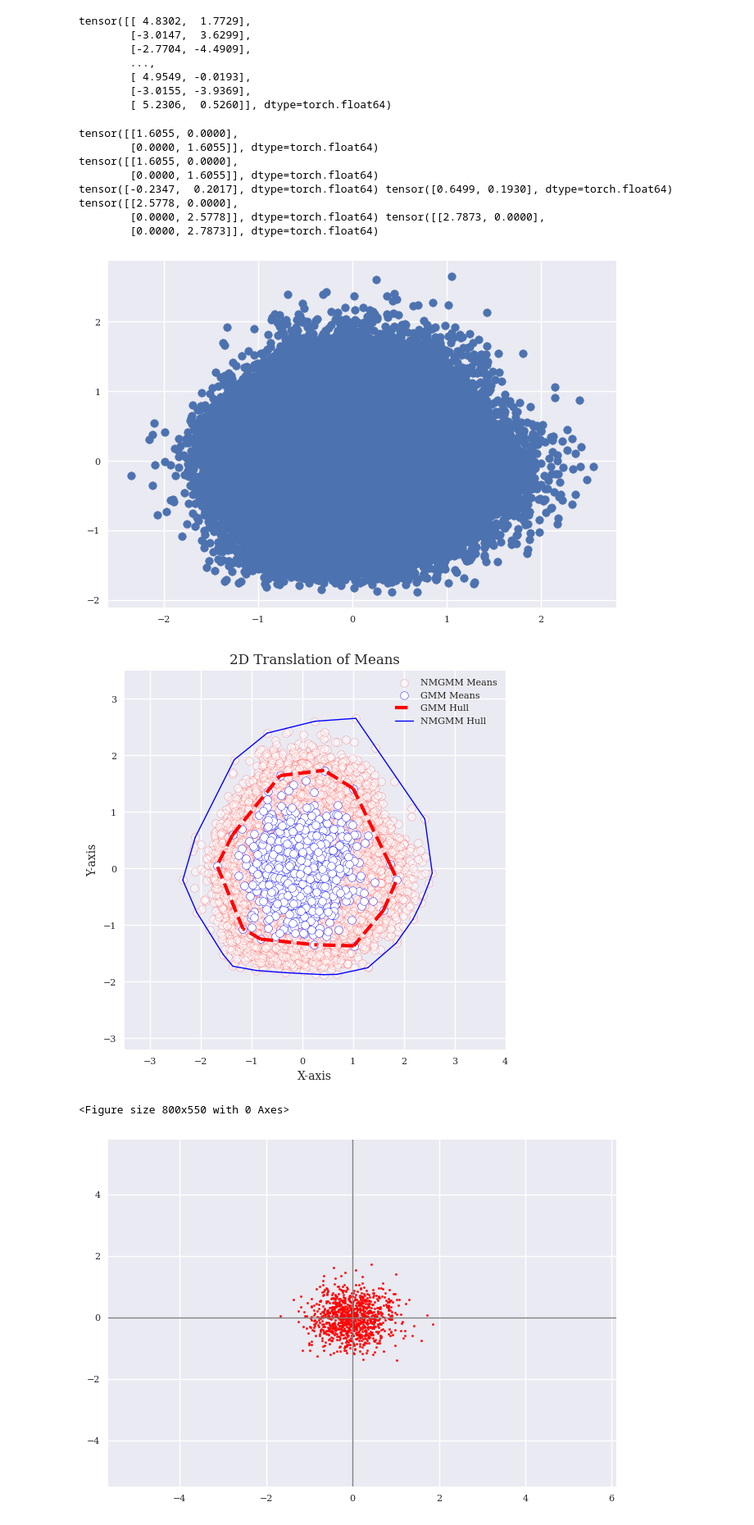
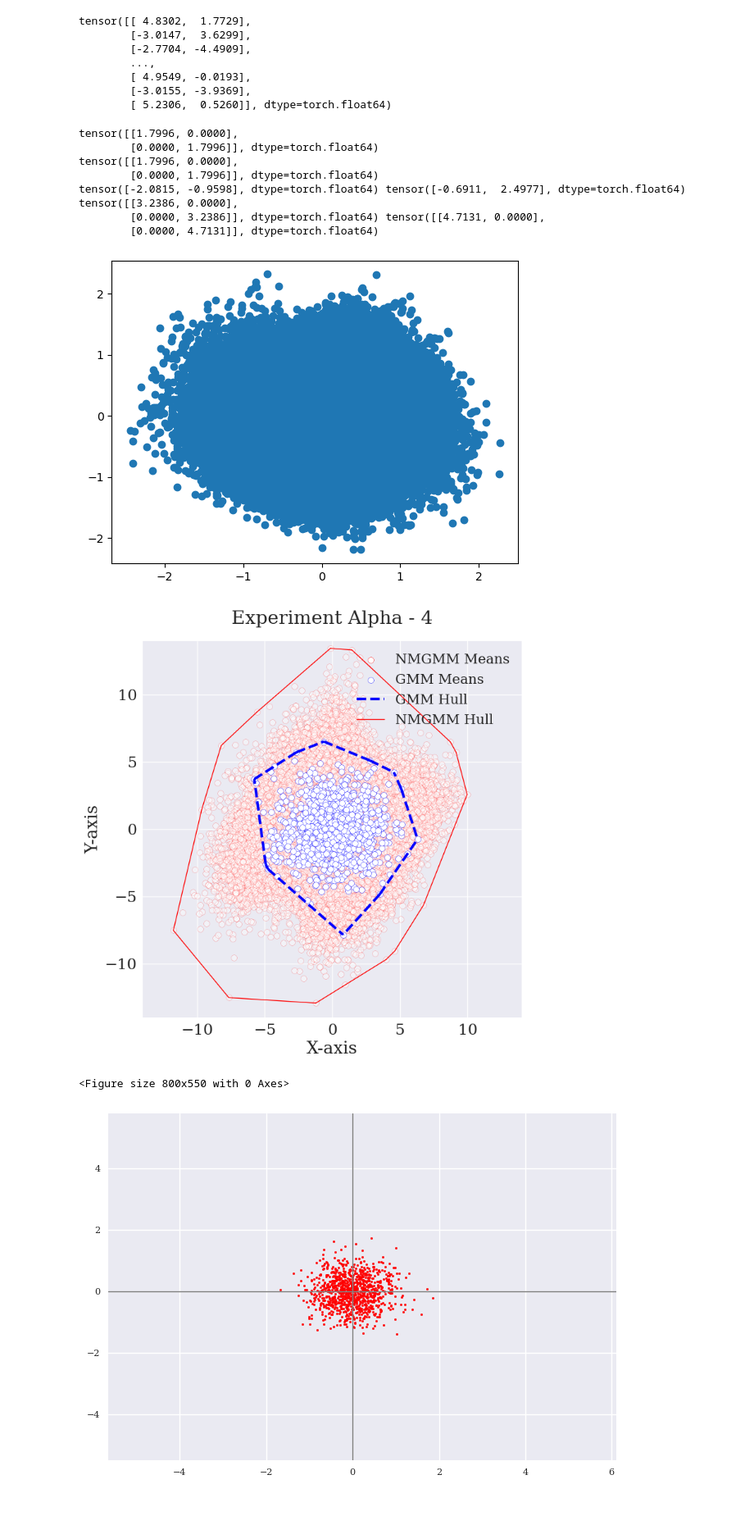
Before and after one commit to PatrickTourniaire/Negative-Gaussian-Mixture-Model, a Jupyter notebook: research/notebooks/initialisation.ipynb, the cells around one changed output. Shown at 82% size. Saved outputs shown, nothing was run; the diff lists cells and outputs as text; code cells hidden in the pictures.

```diff
--- a/research/notebooks/initialisation.ipynb
+++ b/research/notebooks/initialisation.ipynb
@@ -29,12 +33,13 @@ tensor([[ 4.8302,  1.7729],
 C = 1000
 D = 2
 
-means = torch.zeros(C, D, dtype=torch.float64).normal_(0, 0.5)
+means = torch.zeros(C, D, dtype=torch.float64).normal_(0, 2)
 
 mu0 = means[0]
 mu1 = means[1]
 # %%
 L = torch.normal(2, 0.5, size=(C, 1, 1)) * torch.eye(D, D).view(1, D, D)
+#L = torch.normal(2, 0.5, size=(C, 2, 2))
 sigmas = (L).type(torch.float64).contiguous()
 print(sigmas[0])
 print(torch.tril(sigmas[0]))
@@ -43,13 +48,13 @@ S1 = torch.tril(sigmas[1]) @ torch.tril(sigmas[1]).t()
 
 print(mu0, mu1, S0, S1)
 # %% [output]
-tensor([[1.6055, 0.0000],
-        [0.0000, 1.6055]], dtype=torch.float64)
-tensor([[1.6055, 0.0000],
-        [0.0000, 1.6055]], dtype=torch.float64)
-tensor([-0.2347,  0.2017], dtype=torch.float64) tensor([0.6499, 0.1930], dtype=torch.float64) tensor([[2.5778, 0.0000],
-        [0.0000, 2.5778]], dtype=torch.float64) tensor([[2.7873, 0.0000],
-        [0.0000, 2.7873]], dtype=torch.float64)
+tensor([[1.7996, 0.0000],
+        [0.0000, 1.7996]], dtype=torch.float64)
+tensor([[1.7996, 0.0000],
+        [0.0000, 1.7996]], dtype=torch.float64)
+tensor([-2.0815, -0.9598], dtype=torch.float64) tensor([-0.6911,  2.4977], dtype=torch.float64) tensor([[3.2386, 0.0000],
+        [0.0000, 3.2386]], dtype=torch.float64) tensor([[4.7131, 0.0000],
+        [0.0000, 4.7131]], dtype=torch.float64)
 # %%
 def _sqrd_params(Si, Sj, mui, muj) -> torch.Tensor:
         # Compute the squared Gaussian params
@@ -83,7 +88,7 @@ import numpy as np
 plt.scatter(np.array(recomputed_params['means'])[:,0], np.array(recomputed_params['means'])[:,1])
 plt.show()
 # %% [output]
-[figure, old version]
+[figure, new version]
 # %%
 from scipy.spatial import ConvexHull, convex_hull_plot_2d
 
@@ -95,13 +100,13 @@ tex_fonts = {
     "text.usetex": False,
     "font.family": "serif",
     # Use 10pt font in plots, to match 10pt font in document
-    "axes.labelsize": 10,
-    "font.size": 10,
+    "axes.labelsize": 20,
+    "font.size": 20,
     # Make the legend/label fonts a little smaller
-    "legend.fontsize": 8,
-    "xtick.labelsize": 8,
-    "ytick.labelsize": 8,
-    "legend.fontsize": 8
+    "legend.fontsize": 16,
+    "xtick.labelsize": 18,
+    "ytick.labelsize": 18,
+    "legend.fontsize": 16
 }
 
 plt.rcParams.update(tex_fonts)
@@ -110,14 +115,14 @@ plt.rcParams.update(tex_fonts)
 hull1 = ConvexHull(means)
 hull2 = ConvexHull(np.array(recomputed_params['means']))
 
-fig, ax = plt.subplots(figsize=(6,6))
+fig, ax = plt.subplots(figsize=(8,8))
 
-ax.set_title(r'2D Translation of Means')
+ax.set_title(r'Experiment Alpha - 4', fontsize=22, pad=20)
 ax.set_xlabel(r'X-axis')
 ax.set_ylabel(r'Y-axis')
 
-ax.set_xlim(-3.5, 4)
-ax.set_ylim(-3.2, 3.5)
+ax.set_xlim(-14, 14)
+ax.set_ylim(-14, 14)
 
 nmgmm_points = ax.scatter(
                 np.array(recomputed_params['means'])[:,0],
@@ -130,37 +135,40 @@ nmgmm_points = ax.scatter(
 gmm_points = ax.scatter(
                 means[:,0],
                 means[:,1],
                 color='white',
                 edgecolors='blue',
                 label='GMM Means')
 
 for simplex in hull1.simplices:
     gmm_hull = ax.plot(
         means[simplex, 0],
         means[simplex, 1],
-        'r--',
+        'b--',
         linewidth=3,
         label='GMM Hull'
     )
 
 for simplex in hull2.simplices:
     nmgmm_hull = ax.plot(
         np.array(recomputed_params['means'])[simplex, 0],
         np.array(recomputed_params['means'])[simplex, 1],
-        'b-',
+        'r-',
         linewidth=1,
         label='NMGMM Hull'
     )
 
 handles, labels = ax.get_legend_handles_labels()
 by_label = dict(zip(labels, handles))
-plt.legend(by_label.values(), by_label.keys(), loc=1)
+legend = plt.legend(by_label.values(), by_label.keys(), loc=1)
+
+for lh in legend.legendHandles:
+    lh.set_alpha(1)
 
 plt.show()
 plt.draw()
 fig.savefig('convexhull_mean_translations.png')
 # %% [output]
-[figure, old version]
+[figure, new version]
 <Figure size 800x550 with 0 Axes>
 # %%
 import matplotlib.transforms as transforms
```
Also changed, not shown: parts of 6 cells of this notebook, 6 other files.
